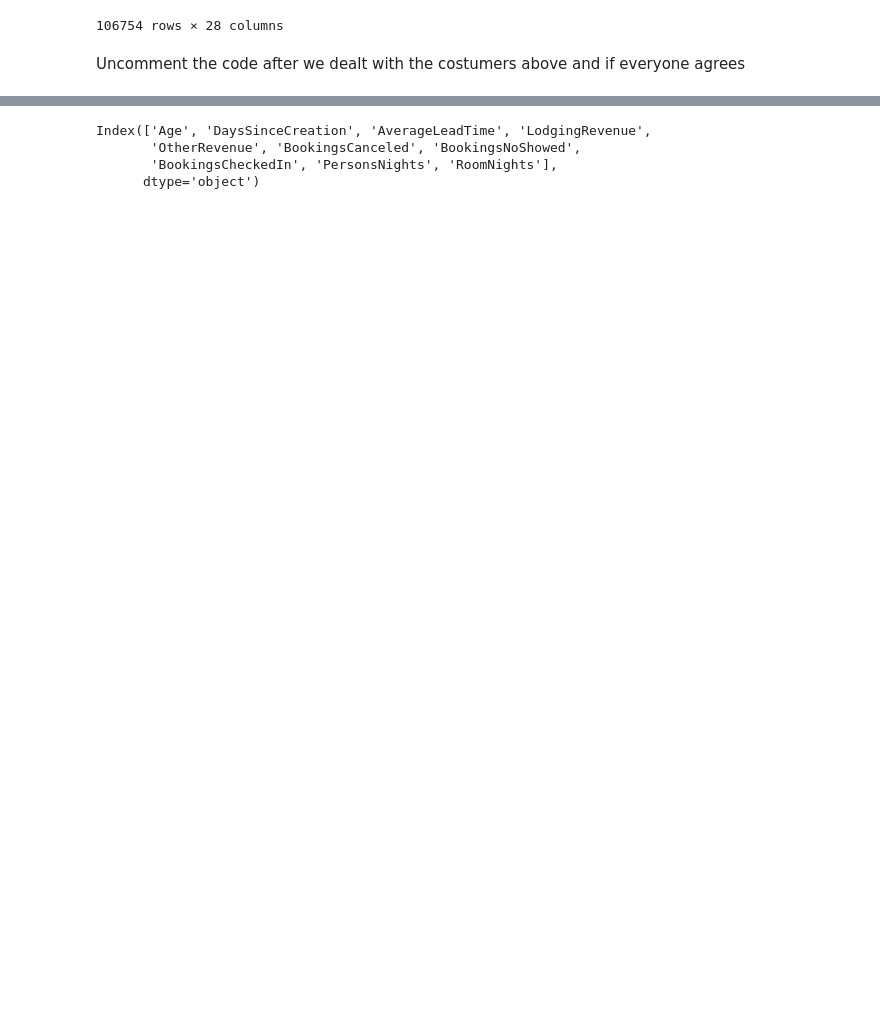
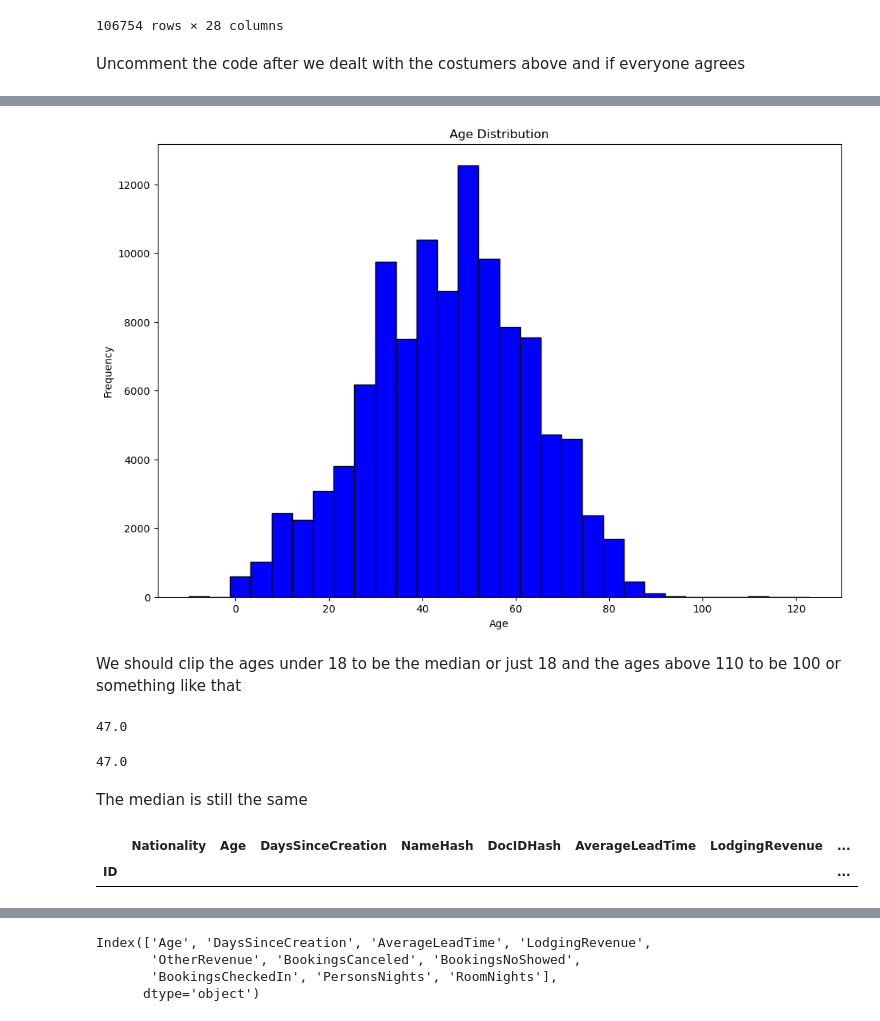
Before and after one commit to RubenCMarques/Hotel-Customer-Segmentation, a Jupyter notebook: Notebooks/Ruben_Workspace.ipynb, the cells around one changed output, grey strips where cells are left out. Cells and saved outputs as stored; diff of their text form; code cells hidden in the pictures; blank space fills up the shorter version.

```diff
--- a/Notebooks/Ruben_Workspace.ipynb
+++ b/Notebooks/Ruben_Workspace.ipynb
@@ -331,0 +398,31 @@ How many rows have zero information?
+# %%
+plt.figure(figsize=(12, 8))
+plt.hist(data['Age'], bins=30, color='blue', edgecolor='black')
+plt.title('Age Distribution')
+plt.xlabel('Age')
+plt.ylabel('Frequency')
+plt.show()
+# %% [output]
+[figure, added]
+# %% [markdown]
+We should clip the ages under 18 to be the median or just 18 and the ages above 110 to be 100 or something like that
+# %%
+# clipping ages lower than 18 and higher than 110
+
+print(data['Age'].median())
+data['Age'] = data['Age'].clip(18, 110)
+# %% [output]
+47.0
+# %%
+data['Age'].median()
+# %% [output]
+47.0
+# %% [markdown]
+The median is still the same
+# %%
+# Looking to rows where age is lower than 18
+
+data[data['Age'] < 18]
+# %% [output]
+|  | Nationality | Age | DaysSinceCreation | NameHash | DocIDHash | AverageLeadTime | LodgingRevenue | ... |
+| ID |  |  |  |  |  |  |  | ... |
```
Also changed, not shown: parts of 22 cells of this notebook.
